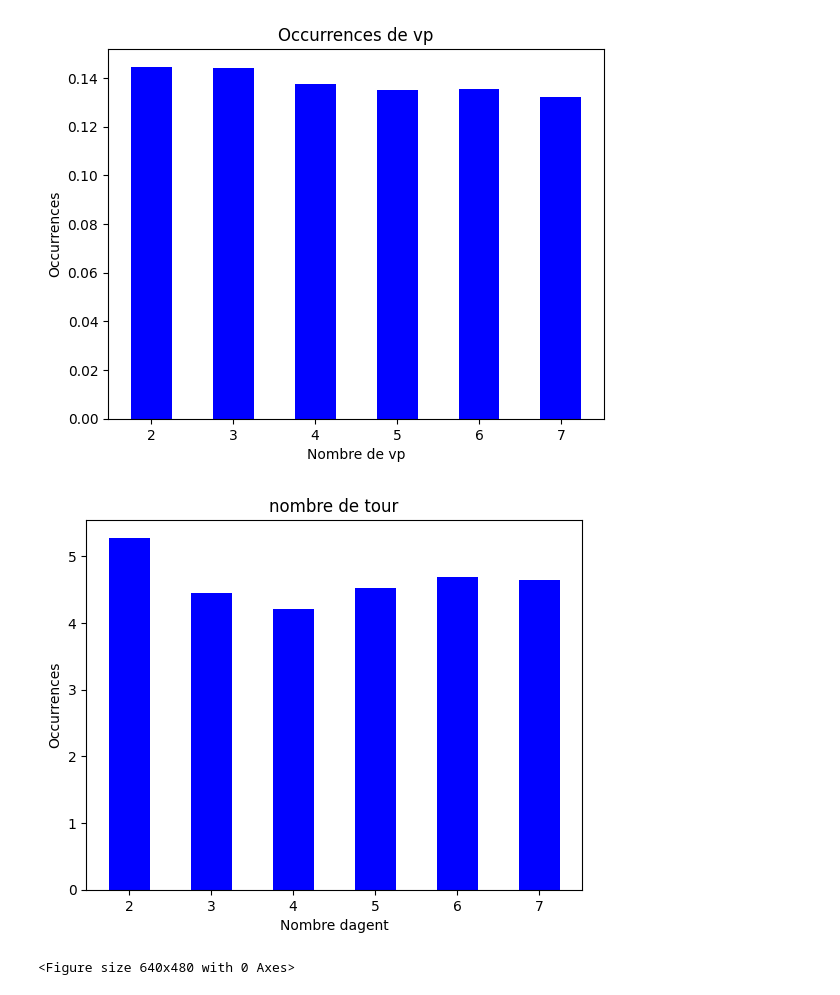
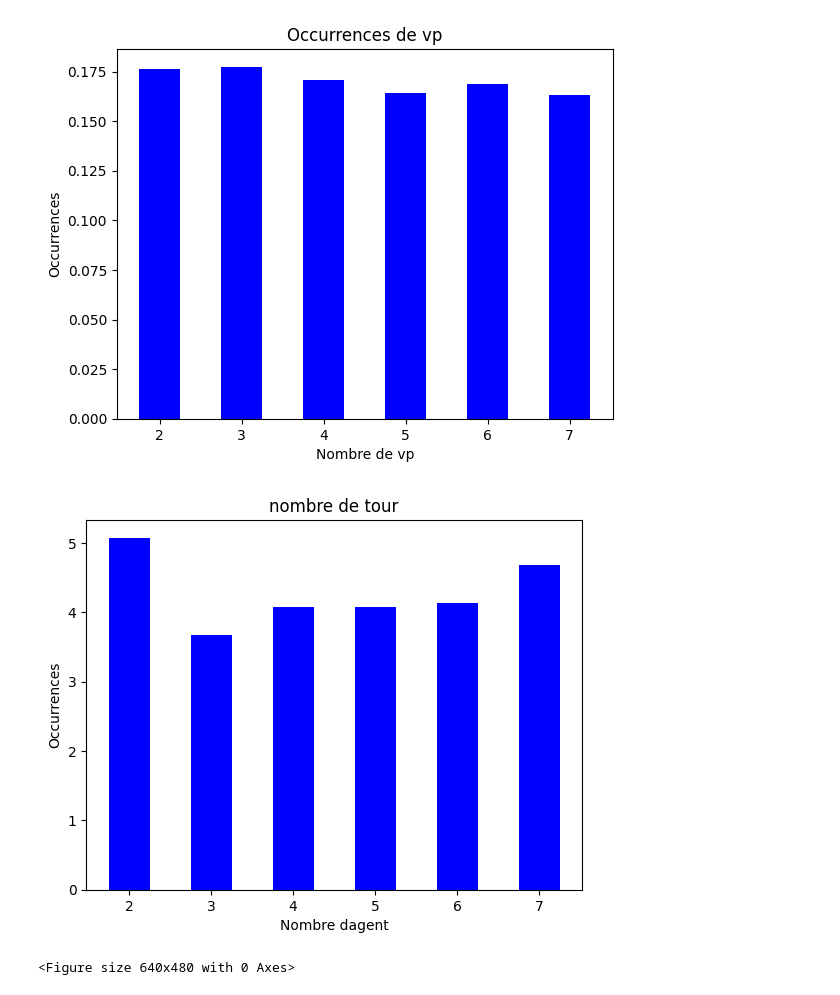
Before and after one commit to Nestallum/Argumentation_TER, a Jupyter notebook: stats_and_analysis.ipynb, the cells around one changed output. Cells and saved outputs as stored; diff of their text form; code cells hidden in the pictures.

```diff
--- a/stats_and_analysis.ipynb
+++ b/stats_and_analysis.ipynb
@@ -134,37 +134,37 @@ def affichage_graph_vp(donnees):
     plt.bar(vp, occurrences, color='blue',width=largeur_barre)
 
     # Ajouter des titres et des libellés
     plt.title('Occurrences de vp')
     plt.xlabel('Nombre de vp')
     plt.ylabel('Occurrences')
     plt.xticks(vp)
     plt.show()
     plt.clf()
 
 def affichage_graph_turn(donnees):
 
     vp = list(donnees.keys())
     occurrences = list(donnees.values())
     largeur_barre = max(0.5, min(0.15 * len(vp), 0.5))
     # Créer le graphique à barres
     plt.bar(vp, occurrences, color='blue',width=largeur_barre)
 
     # Ajouter des titres et des libellés
     plt.title('nombre de tour')
     plt.xlabel('Nombre dagent')
     plt.ylabel('Occurrences')
     plt.xticks(vp)
     plt.show()
     plt.clf()
 
-def mean_by_csv(liste_of_df)
-path="csv_iteration_4/same_ug_new_agents_csv_1"
+
+path="csv_iteration_2/same_ug_new_agents_csv_1"
 liste_of_df=create_csv_link(path)
 affichage_graph_vp(all_graph_stat_vp(liste_of_df))
 affichage_graph_turn(all_graph_stat_turn(liste_of_df))
 # %% [output]
-[figure, old version]
+[figure, new version]
-[figure, old version]
+[figure, new version]
 <Figure size 640x480 with 0 Axes>
 # %%
 
```
Also changed, not shown: parts of 4 cells of this notebook, 3 other files.
